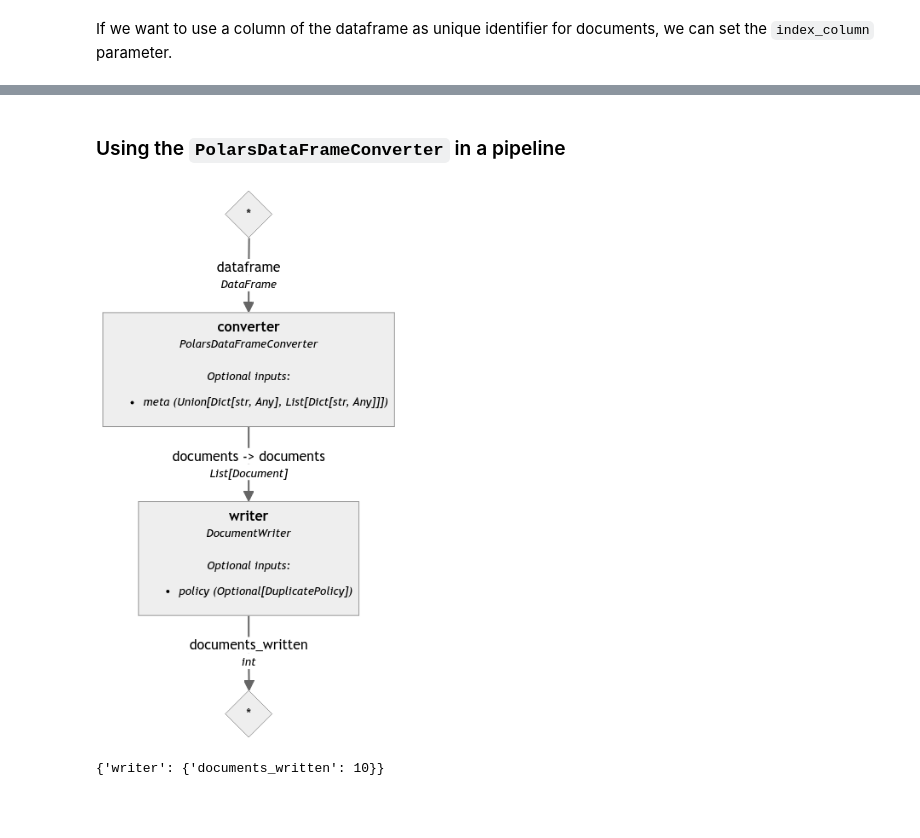
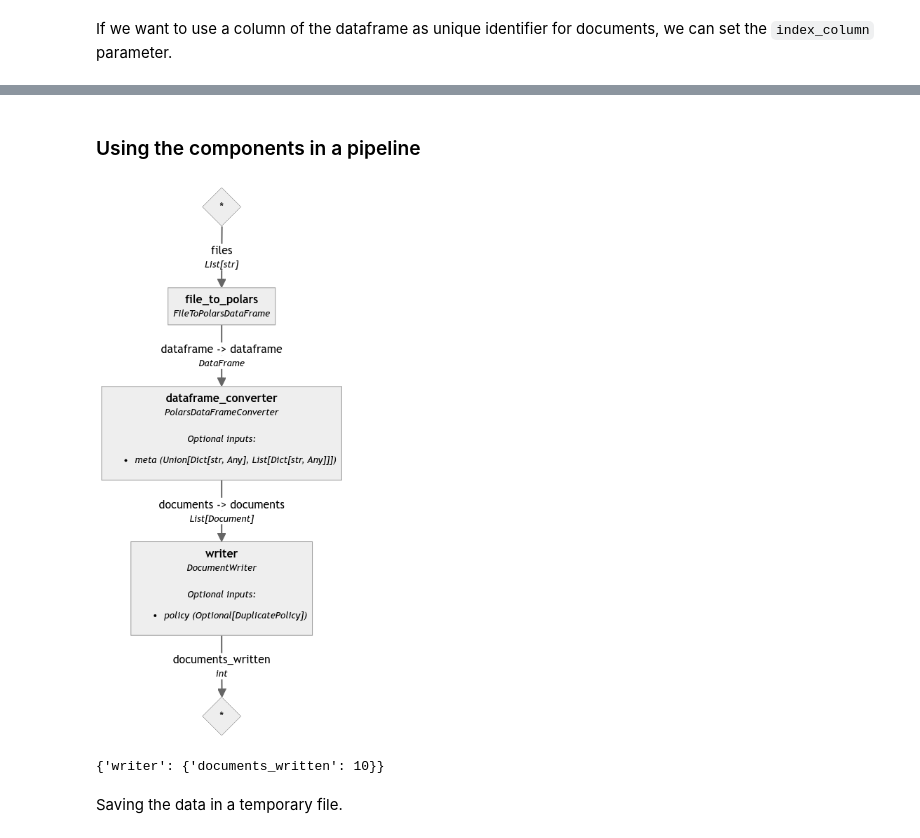
Before and after one commit to EdAbati/dataframes-haystack, a Jupyter notebook: notebooks/polars-example.ipynb, the cells around one changed output, grey strips where cells are left out. Drawn from its saved outputs; the diff is of its cells as text; code cells hidden in the pictures; blank space fills up the shorter version.

```diff
--- a/notebooks/polars-example.ipynb
+++ b/notebooks/polars-example.ipynb
@@ -112,5 +145,5 @@ polars_converter.run(dataframe=df)
 # %% [markdown]
-### Using the `PolarsDataFrameConverter` in a pipeline
+### Using the components in a pipeline
 # %%
 from haystack import Pipeline
 from haystack.components.writers import DocumentWriter
@@ -118,20 +151,24 @@ from haystack.document_stores.in_memory import InMemoryDocumentStore
 # %%
 document_store = InMemoryDocumentStore()
 
 indexing = Pipeline()
+indexing.add_component("file_to_polars", FileToPolarsDataFrame(file_format="parquet"))
 indexing.add_component(
-    "converter",
+    "dataframe_converter",
     PolarsDataFrameConverter(
         content_column="summary",
         meta_columns=["title", "authors", "published", "primary_category", "categories", "pdf_url"],
     ),
 )
 indexing.add_component("writer", DocumentWriter(document_store))
-indexing.connect("converter", "writer")
+indexing.connect("file_to_polars", "dataframe_converter")
+indexing.connect("dataframe_converter", "writer")
 indexing.show()
 # %% [output]
-[figure, old version]
+[figure, new version]
-# %%
-indexing.run({"converter": {"dataframe": df}})
-# %% [output]
-{'writer': {'documents_written': 10}}
+# %%
+indexing.run({"file_to_polars": {"files": [temp_file.name]}})
+# %% [output]
+{'writer': {'documents_written': 10}}
+# %% [markdown]
+Saving the data in a temporary file.
```
Also changed, not shown: parts of 12 cells of this notebook, 1 other file.
